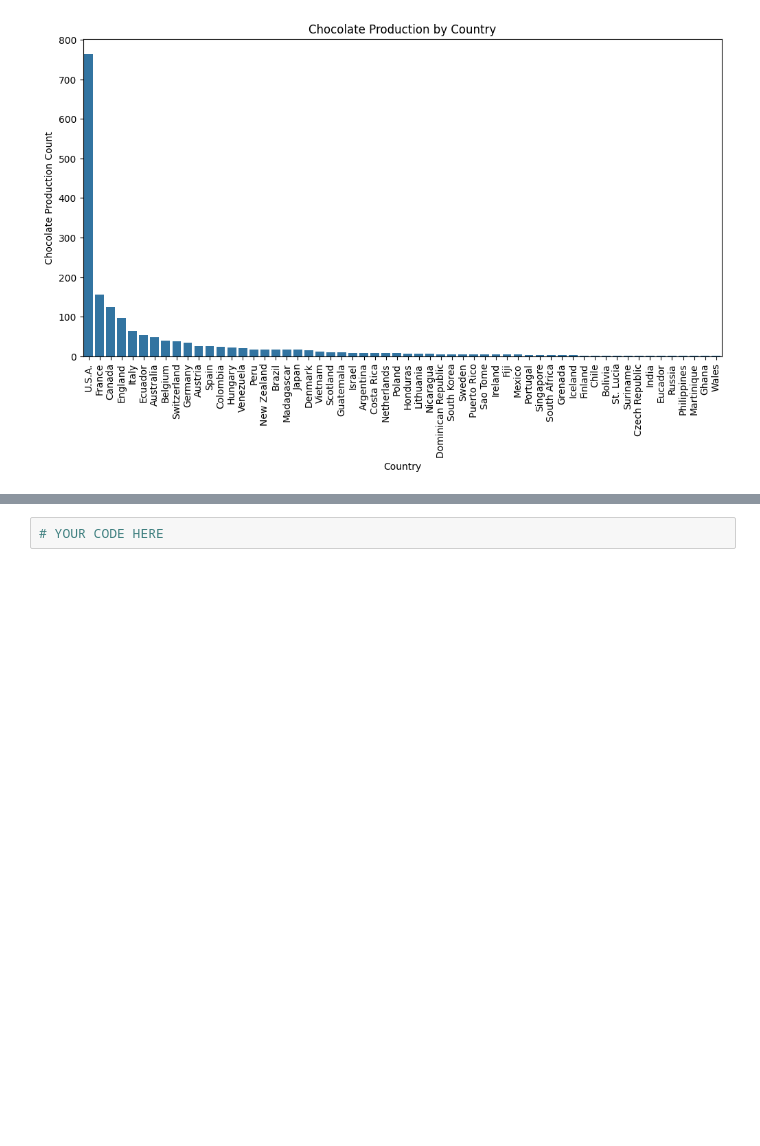
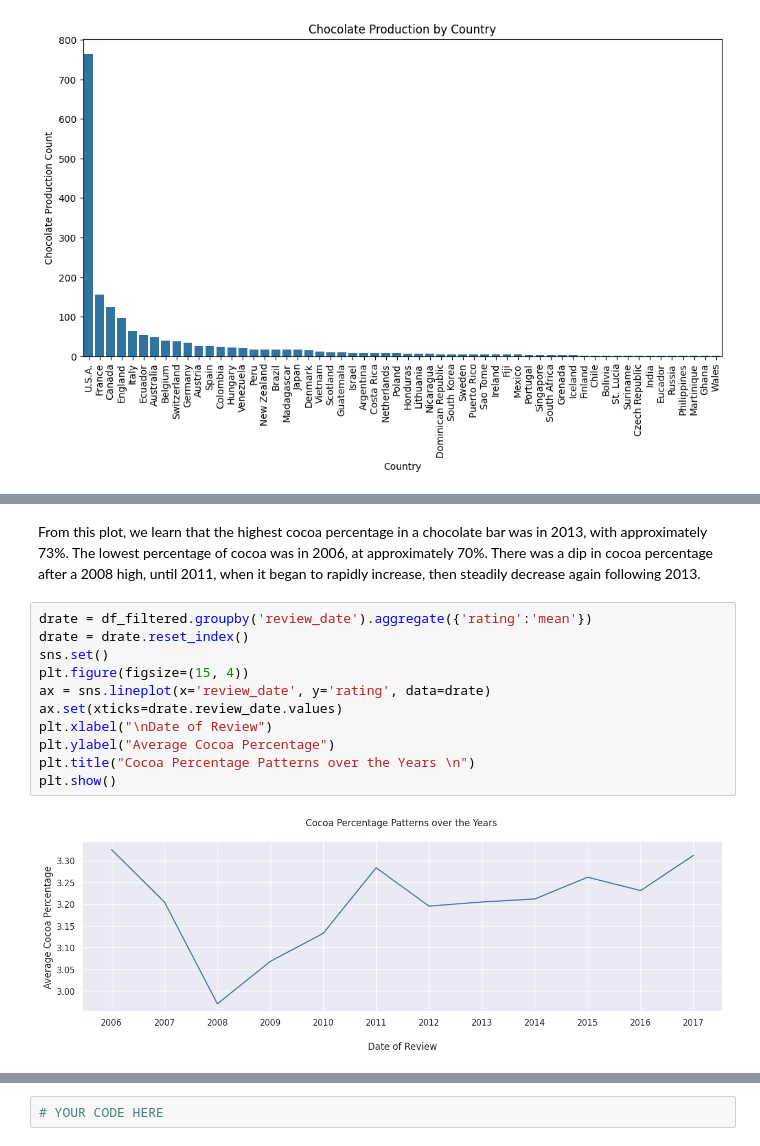
Before and after one commit to aagarwal17/datasci-207-arun, a Jupyter notebook: assignments/05 Multiclass classification.ipynb, the cells around one changed output, grey strips where cells are left out. Drawn from its saved outputs; the diff is of its cells as text; blank space fills up the shorter version.

```diff
--- a/assignments/05 Multiclass classification.ipynb
+++ b/assignments/05 Multiclass classification.ipynb
@@ -822,0 +847,15 @@ The above plot allows us to see that the United States, France and Canada lead C
+# %% [markdown]
+From this plot, we learn that the highest cocoa percentage in a chocolate bar was in 2013, with approximately 73%. The lowest percentage of cocoa was in 2006, at approximately 70%. There was a dip in cocoa percentage after a 2008 high, until 2011, when it began to rapidly increase, then steadily decrease again following 2013.
+# %%
+drate = df_filtered.groupby('review_date').aggregate({'rating':'mean'})
+drate = drate.reset_index()
+sns.set()
+plt.figure(figsize=(15, 4))
+ax = sns.lineplot(x='review_date', y='rating', data=drate)
+ax.set(xticks=drate.review_date.values)
+plt.xlabel("\nDate of Review")
+plt.ylabel("Average Cocoa Percentage")
+plt.title("Cocoa Percentage Patterns over the Years \n")
+plt.show()
+# %% [output]
+[figure, added]
```
Also changed, not shown: parts of 15 cells of this notebook.
